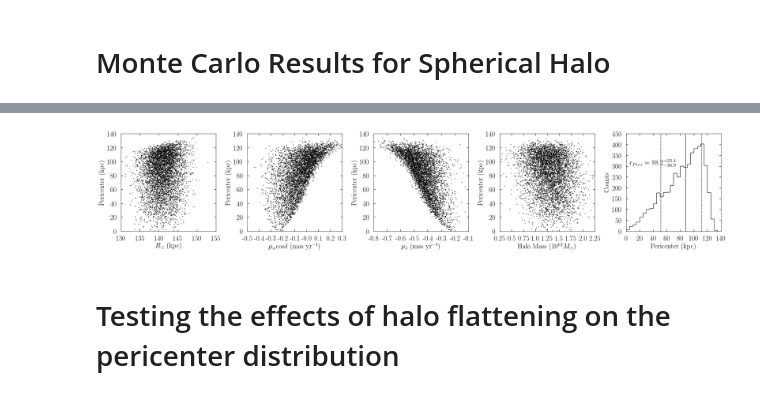
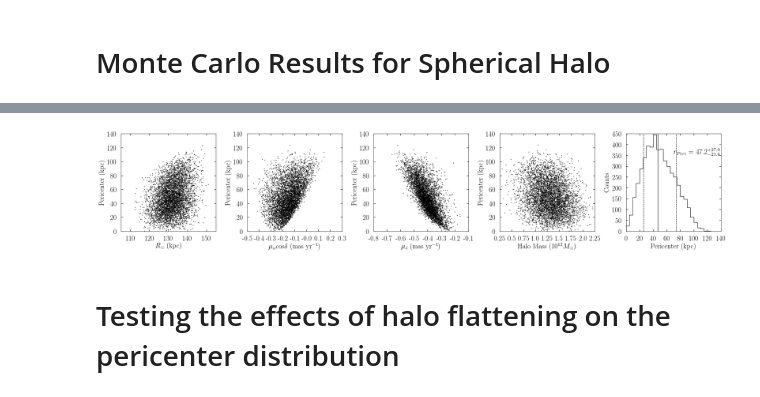
Before and after one commit to swfu/DwarfTidalStripping, a Jupyter notebook: herc_analysis.ipynb, the cells around one changed output, grey strips where cells are left out. Drawn from its saved outputs; the diff is of its cells as text; code cells hidden in the pictures.

```diff
--- a/herc_analysis.ipynb
+++ b/herc_analysis.ipynb
@@ -33,23 +33,17 @@ from galpy.util import bovy_conversion
 ts = np.linspace(0,10,10000)*u.Gyr
 
 ## parameters for Hercules
-
 gaiasys = 0.035
 
 ra = 247.76639099999994
 dec = 12.794125466666669
-dist = 141.
-dist_err = 3.
-# distance measurements from brown+2014
-# i feel like if we're going to argue that tidal debris detections might be wrong,
-# then we shouldn't use results from garling+
+dist = 132.
+dist_err = 6.
 
-vlos = 45.5
+vlos = 45.
 
-pmra = -0.06
-pmra_e = 0.11
-pmdec = -0.44
-pmdec_e = 0.09
+pmra, pmra_e = -0.16, 0.08
+pmdec, pmdec_e = -0.41, 0.06
 # %% [markdown]
 # Fiducial model of Herc orbit
 # %%
@@ -269,37 +263,37 @@ ax[1].set_ylim(0,140)
 ax[2].set_ylim(0,140)
 ax[3].set_ylim(0,140)
 ax[4].set_ylim(0,450)
 
 for i in [0,1,2,3]:
     ax[i].yaxis.set_major_locator(MultipleLocator(20))
     ax[i].tick_params(axis='both',direction='in',bottom='on',top='on',right='on',left='on',which='major',
                  length = major_tick_length, width = major_tick_width)
     ax[i].set_yticklabels(np.round(np.arange(-20,160,20),0),fontsize=tickf)
 
 ax[4].set_yticklabels(np.round(np.arange(0,500,50),0),fontsize=tickf)
 
 ax[4].tick_params(axis='both',direction='in',bottom='on',top='on',right='on',left='on',which='major',
                 length = major_tick_length, width = major_tick_width)
 
-ax[0].set_xlim(130,155)
+ax[0].set_xlim(105,155)
 ax[1].set_xlim(-0.5,0.3)
 ax[2].set_xlim(-0.8,-0.1)
 ax[3].set_xlim(0.25,2.25)
 ax[4].set_xlim(0,140)
 
-ax[0].set_xticklabels(np.round(np.arange(130,160,5),0),fontsize=tickf)
+ax[0].set_xticklabels(np.round(np.arange(100,160,10),0),fontsize=tickf)
 ax[1].set_xticklabels(np.round(np.arange(-0.5,0.4,0.1),1),fontsize=tickf)
 ax[2].set_xticklabels(np.round(np.arange(-0.8,0.2,0.1),1),fontsize=tickf)
 ax[3].set_xticklabels(np.round(np.arange(0.25,2.50,0.25),2),fontsize=tickf)
 ax[4].set_xticklabels(np.round(np.arange(0,160,20),0),fontsize=tickf)
 
-ax[4].text(5,300, r'$r_{Peri}$ = 88.2$^{+23.4}_{-36.9}$',fontsize=20)
+ax[4].text(70,350, r'$r_{Peri}$ = 47.2$^{+27.0}_{-21.6}$',fontsize=20)
 
 fig.tight_layout()
 fig.savefig('HercMC_M17.pdf',dpi=dpi,
             bbox_inches='tight')
 # %% [output]
-[figure, old version]
+[figure, new version]
 # %% [markdown]
 # Testing the effects of halo flattening on the pericenter distribution
 # %%
```
Also changed, not shown: parts of 7 cells of this notebook, 7 other files.
